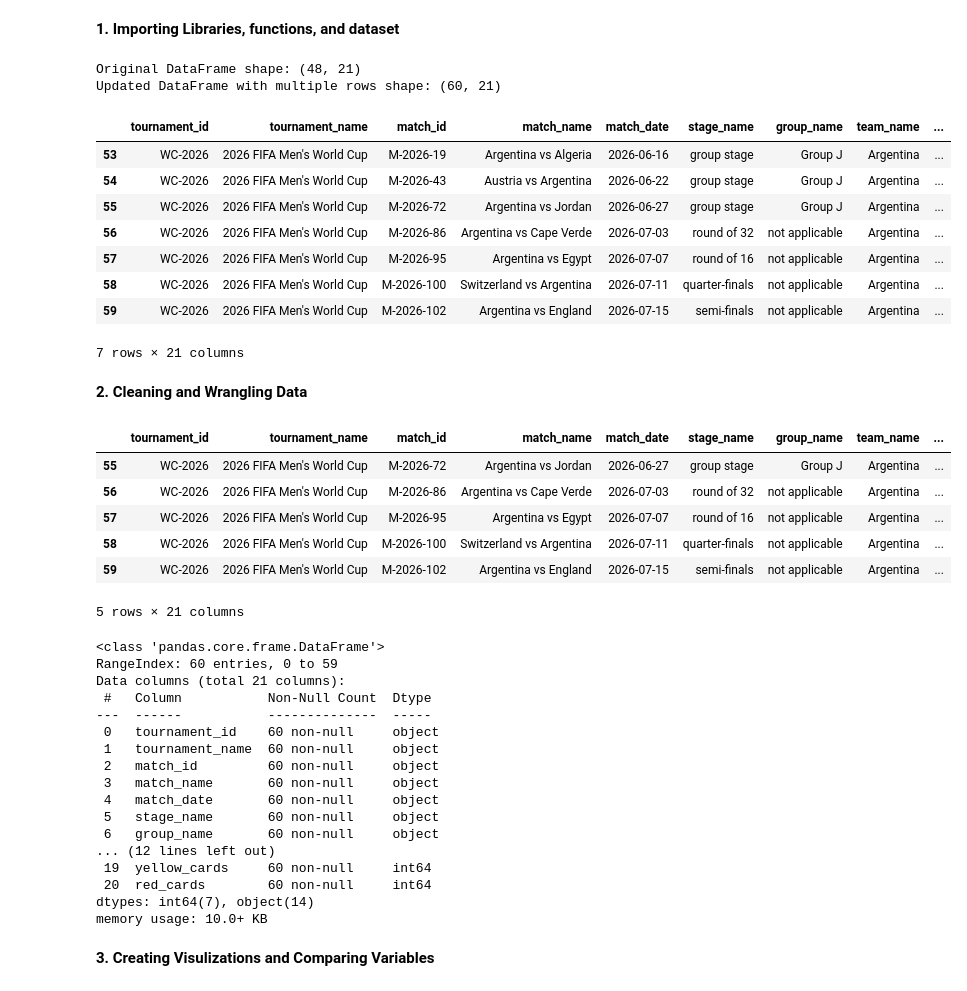
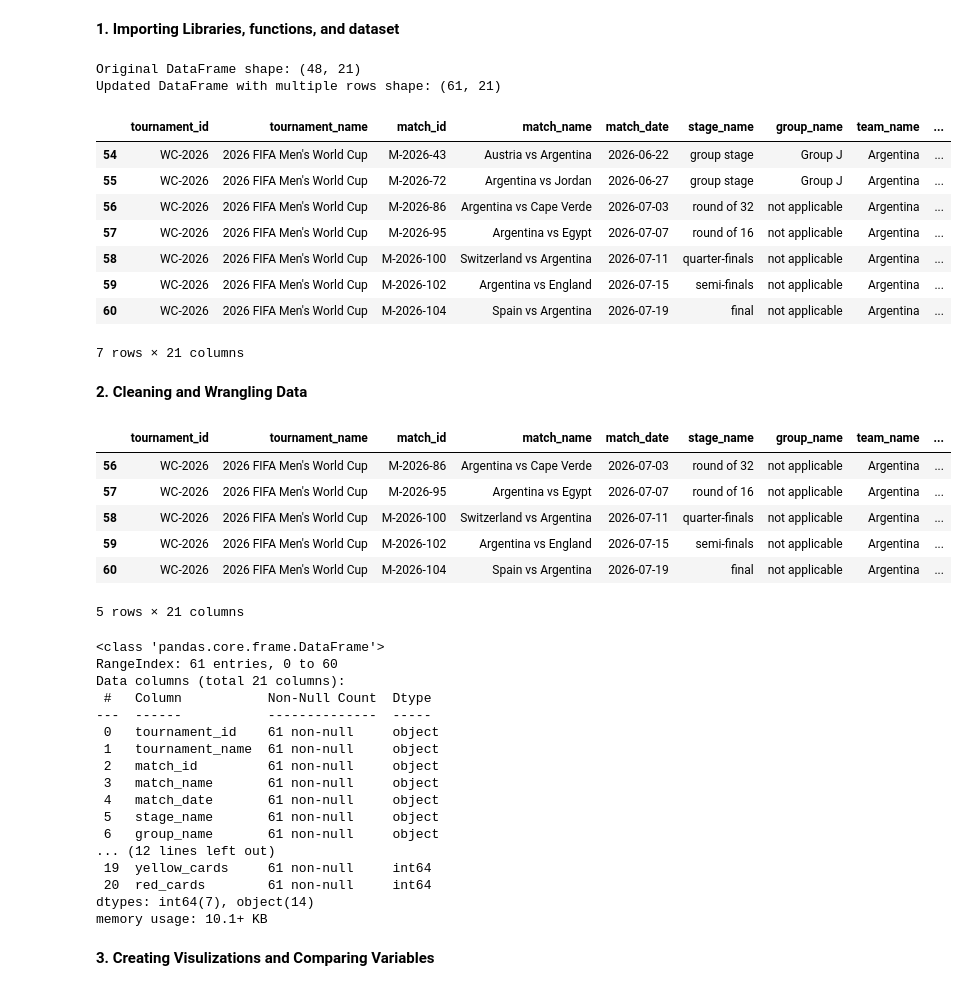
Before and after one commit to fideliseshun/DSRP-Research-Project, a Jupyter notebook: DSRP_Research_Project_Messi_vs_Ronaldo_FIFA_World_Cup.ipynb, the cells around one changed output. Drawn from its saved outputs; the diff is of its cells as text; code cells hidden in the pictures.

```diff
--- a/DSRP_Research_Project_Messi_vs_Ronaldo_FIFA_World_Cup.ipynb
+++ b/DSRP_Research_Project_Messi_vs_Ronaldo_FIFA_World_Cup.ipynb
@@ -288,41 +288,64 @@ new_rows_data = [
         'group_name': 'not applicable',
         'team_name': 'Argentina',
         'player_id': 'P-14758',
         'given_name': 'Lionel',
         'family_name': 'Messi',
         'starter': 1,
         'substitute': 0,
         'minutes_played': 90,
         'total_goals': 0,
         'open_play_goals': 0,
         'penalty_goals': 0,
         'assists': 2,
         'is_knockout': 1,
         'yellow_cards': 0,
         'red_cards': 0
+    },
+    {
+        'tournament_id': 'WC-2026',
+        'tournament_name': "2026 FIFA Men's World Cup",
+        'match_id': 'M-2026-104',
+        'match_name': 'Spain vs Argentina',
+        'match_date': '2026-07-19',
+        'stage_name': 'final',
+        'group_name': 'not applicable',
+        'team_name': 'Argentina',
+        'player_id': 'P-14758',
+        'given_name': 'Lionel',
+        'family_name': 'Messi',
+        'starter': 1,
+        'substitute': 0,
+        'minutes_played': 120,
+        'total_goals': 0,
+        'open_play_goals': 0,
+        'penalty_goals': 0,
+        'assists': 0,
+        'is_knockout': 1,
+        'yellow_cards': 0,
+        'red_cards': 0
     }
 ]
 
 # Create a DataFrame from the list of new row data
 new_rows_df = pd.DataFrame(new_rows_data)
 
 # Concatenate the new rows to the existing DataFrame
 WorldCup_df_updated = pd.concat([WorldCup_df, new_rows_df], ignore_index=True)
 
 print("Original DataFrame shape:", WorldCup_df.shape)
 print("Updated DataFrame with multiple rows shape:", WorldCup_df_updated.shape)
 display(WorldCup_df_updated.tail(7))
 # %% [output]
 Original DataFrame shape: (48, 21)
-Updated DataFrame with multiple rows shape: (60, 21)
+Updated DataFrame with multiple rows shape: (61, 21)
 |  | tournament_id | tournament_name | match_id | match_name | match_date | stage_name | group_name | team_name | ... |
-| 53 | WC-2026 | 2026 FIFA Men's World Cup | M-2026-19 | Argentina vs Algeria | 2026-06-16 | group stage | Group J | Argentina | ... |
 | 54 | WC-2026 | 2026 FIFA Men's World Cup | M-2026-43 | Austria vs Argentina | 2026-06-22 | group stage | Group J | Argentina | ... |
 | 55 | WC-2026 | 2026 FIFA Men's World Cup | M-2026-72 | Argentina vs Jordan | 2026-06-27 | group stage | Group J | Argentina | ... |
 | 56 | WC-2026 | 2026 FIFA Men's World Cup | M-2026-86 | Argentina vs Cape Verde | 2026-07-03 | round of 32 | not applicable | Argentina | ... |
 | 57 | WC-2026 | 2026 FIFA Men's World Cup | M-2026-95 | Argentina vs Egypt | 2026-07-07 | round of 16 | not applicable | Argentina | ... |
 | 58 | WC-2026 | 2026 FIFA Men's World Cup | M-2026-100 | Switzerland vs Argentina | 2026-07-11 | quarter-finals | not applicable | Argentina | ... |
 | 59 | WC-2026 | 2026 FIFA Men's World Cup | M-2026-102 | Argentina vs England | 2026-07-15 | semi-finals | not applicable | Argentina | ... |
+| 60 | WC-2026 | 2026 FIFA Men's World Cup | M-2026-104 | Spain vs Argentina | 2026-07-19 | final | not applicable | Argentina | ... |
 7 rows × 21 columns
 # %% [markdown]
 **2. Cleaning and Wrangling Data**
@@ -339,29 +362,29 @@ messi_data = grouped.get_group("Messi")
 ronaldo_data = grouped.get_group("Ronaldo")
 # %% [output]
 |  | tournament_id | tournament_name | match_id | match_name | match_date | stage_name | group_name | team_name | ... |
-| 55 | WC-2026 | 2026 FIFA Men's World Cup | M-2026-72 | Argentina vs Jordan | 2026-06-27 | group stage | Group J | Argentina | ... |
 | 56 | WC-2026 | 2026 FIFA Men's World Cup | M-2026-86 | Argentina vs Cape Verde | 2026-07-03 | round of 32 | not applicable | Argentina | ... |
 | 57 | WC-2026 | 2026 FIFA Men's World Cup | M-2026-95 | Argentina vs Egypt | 2026-07-07 | round of 16 | not applicable | Argentina | ... |
 | 58 | WC-2026 | 2026 FIFA Men's World Cup | M-2026-100 | Switzerland vs Argentina | 2026-07-11 | quarter-finals | not applicable | Argentina | ... |
 | 59 | WC-2026 | 2026 FIFA Men's World Cup | M-2026-102 | Argentina vs England | 2026-07-15 | semi-finals | not applicable | Argentina | ... |
+| 60 | WC-2026 | 2026 FIFA Men's World Cup | M-2026-104 | Spain vs Argentina | 2026-07-19 | final | not applicable | Argentina | ... |
 5 rows × 21 columns
 <class 'pandas.core.frame.DataFrame'>
-RangeIndex: 60 entries, 0 to 59
+RangeIndex: 61 entries, 0 to 60
 Data columns (total 21 columns):
  #   Column           Non-Null Count  Dtype
 ---  ------           --------------  -----
- 0   tournament_id    60 non-null     object
- 1   tournament_name  60 non-null     object
- 2   match_id         60 non-null     object
- 3   match_name       60 non-null     object
- 4   match_date       60 non-null     object
- 5   stage_name       60 non-null     object
- 6   group_name       60 non-null     object
+ 0   tournament_id    61 non-null     object
+ 1   tournament_name  61 non-null     object
+ 2   match_id         61 non-null     object
+ 3   match_name       61 non-null     object
+ 4   match_date       61 non-null     object
+ 5   stage_name       61 non-null     object
+ 6   group_name       61 non-null     object
 ... (12 lines left out)
- 19  yellow_cards     60 non-null     int64
- 20  red_cards        60 non-null     int64
+ 19  yellow_cards     61 non-null     int64
+ 20  red_cards        61 non-null     int64
 dtypes: int64(7), object(14)
-memory usage: 10.0+ KB
+memory usage: 10.1+ KB
 # %% [markdown]
 **3. Creating Visulizations and Comparing Variables**
 # %%
```
Also changed, not shown: parts of 3 cells of this notebook.
